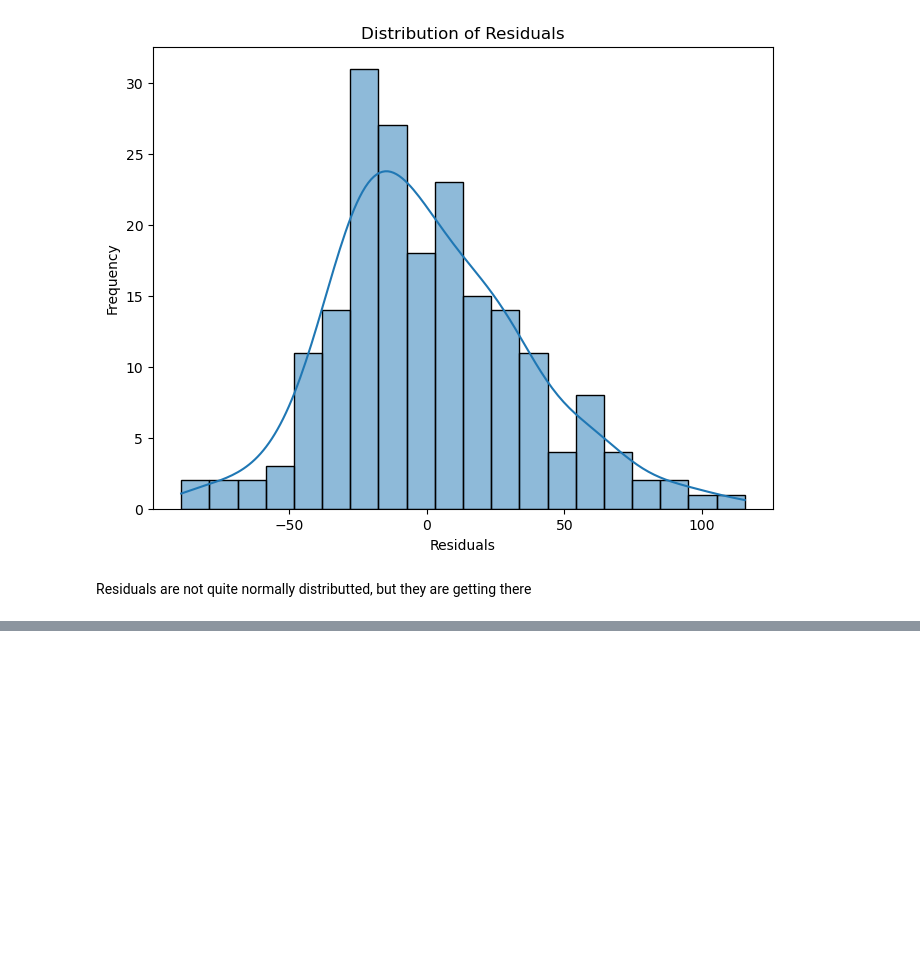
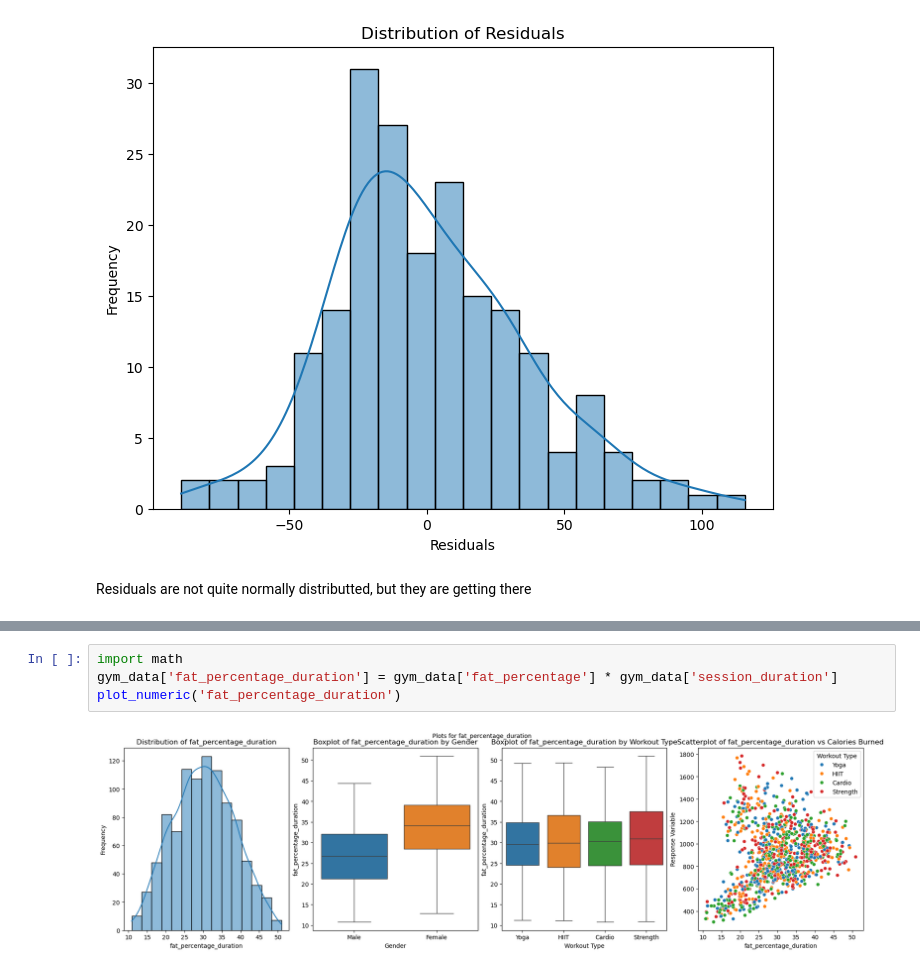
Before and after one commit to p-hinson/gym_data_analysis, a Jupyter notebook: workouts_analysis.ipynb, the cells around one changed output, grey strips where cells are left out. Saved outputs shown, nothing was run; the diff lists cells and outputs as text; blank space fills up the shorter version.

```diff
--- a/workouts_analysis.ipynb
+++ b/workouts_analysis.ipynb
@@ -380,0 +393,6 @@ Second MLR model, addressing multicollinearity
+# %%
+import math
+gym_data['fat_percentage_duration'] = gym_data['fat_percentage'] * gym_data['session_duration']
+plot_numeric('fat_percentage_duration')
+# %% [output]
+[figure, added]
```
Also changed, not shown: parts of 6 cells of this notebook.
